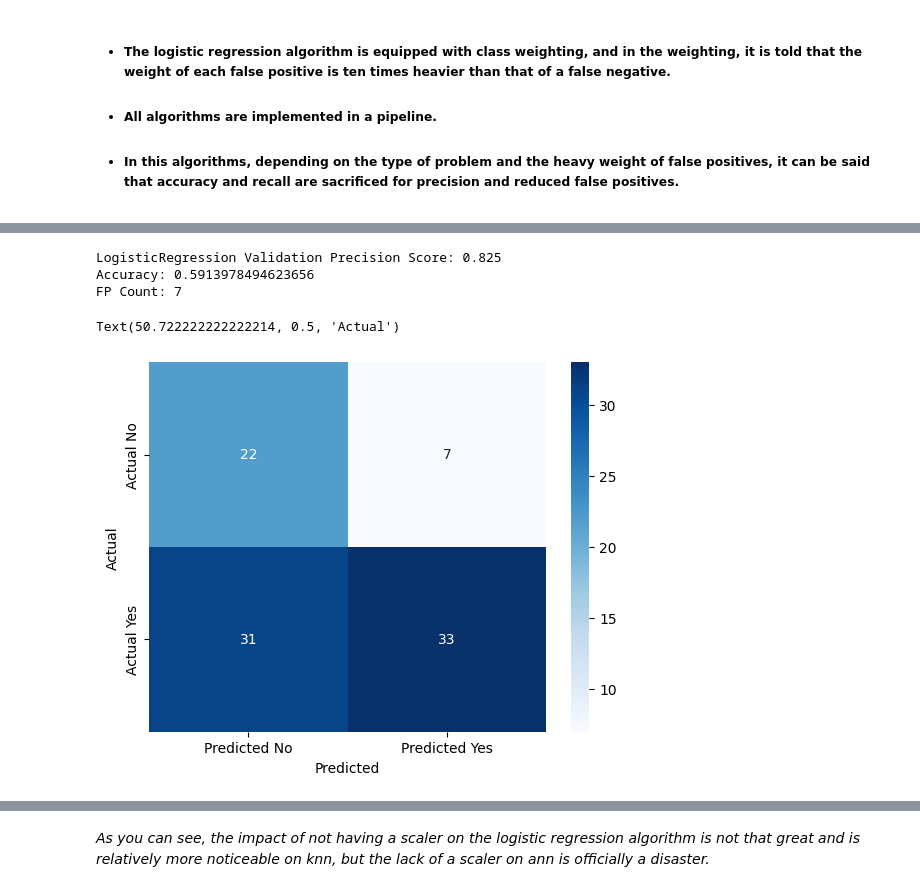
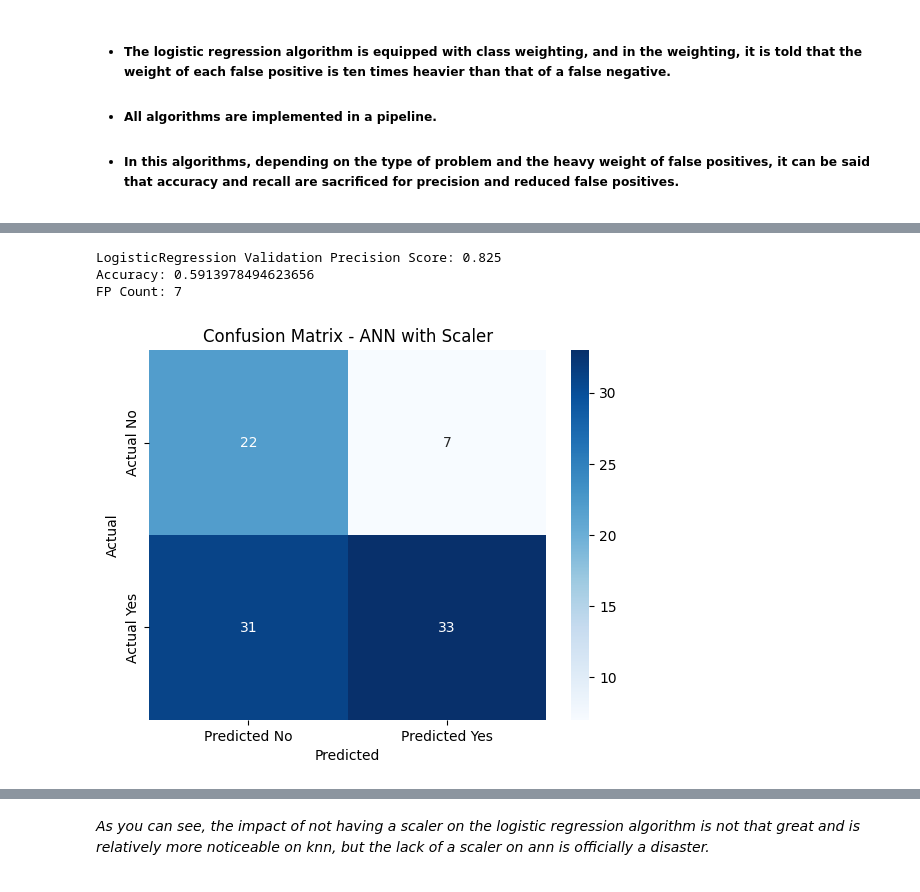
Before and after one commit to AminPerfectDevGeek/FinalProject_Daneshkar, a Jupyter notebook: notebooks/Loan_Eligibility_Prediction.ipynb, the cells around one changed output, grey strips where cells are left out. Drawn from its saved outputs; the diff is of its cells as text; code cells hidden in the pictures.

```diff
--- a/notebooks/Loan_Eligibility_Prediction.ipynb
+++ b/notebooks/Loan_Eligibility_Prediction.ipynb
@@ -396,35 +404,37 @@ grid_ann.fit(X_train, y_train)
 
 best_model_ann = grid_ann.best_estimator_
 
 calibrated_ann = CalibratedClassifierCV(best_model_ann, method='isotonic', cv=5)
 calibrated_ann.fit(X_train, y_train)
 
 y_val_pred_ann = grid_ann.predict(X_val)
 y_proba_ann = calibrated_ann.predict_proba(X_val)[:, 1]
 
 y_val_pred_ann = (y_proba_ann >= 0.78).astype(int) # best treshold using treshold tuning
 
 print("LogisticRegression Validation Precision Score:", precision_score(y_val, y_val_pred_ann))
 print("Accuracy:", accuracy_score(y_val, y_val_pred_ann))
 print("FP Count:", confusion_matrix(y_val, y_val_pred_ann)[0][1])
 
 mat = confusion_matrix(y_val, y_val_pred_ann)
 sns.heatmap(
     mat,
     annot=True,
     fmt='d',
     cmap='Blues',
     xticklabels=['Predicted No', 'Predicted Yes'],
     yticklabels=['Actual No', 'Actual Yes']
 )
 plt.xlabel('Predicted')
 plt.ylabel('Actual')
+plt.title('Confusion Matrix - ANN with Scaler')
+plt.savefig('../reports/images/confusion_matrix_ann.png')
+plt.show()
 # %% [output]
 LogisticRegression Validation Precision Score: 0.825
 Accuracy: 0.5913978494623656
 FP Count: 7
-Text(50.722222222222214, 0.5, 'Actual')
-[figure, old version]
+[figure, new version]
 # %%
 # ANN without scaler
 pipe_ann_ns = Pipeline([
```
Also changed, not shown: parts of 6 cells of this notebook, 10 other files.
